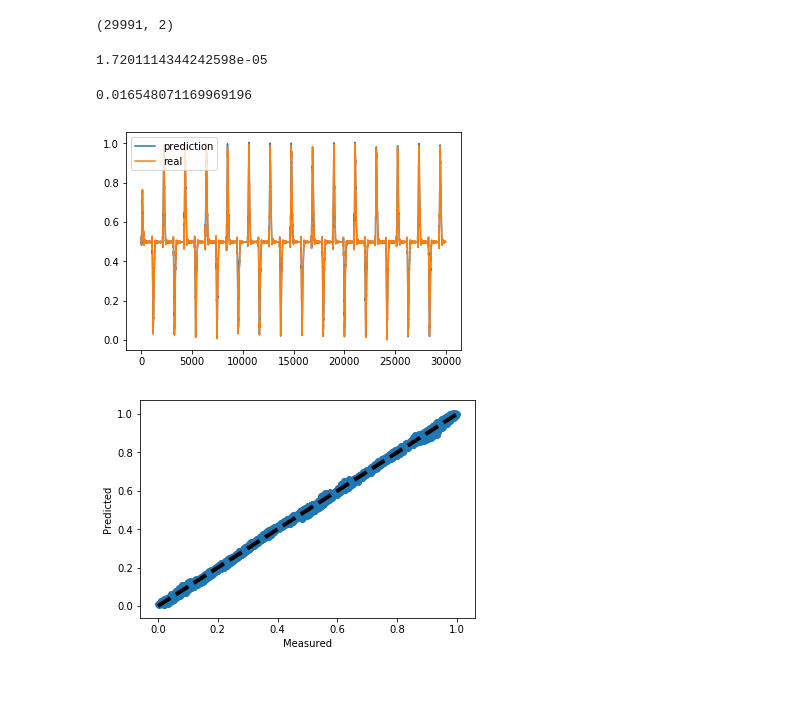
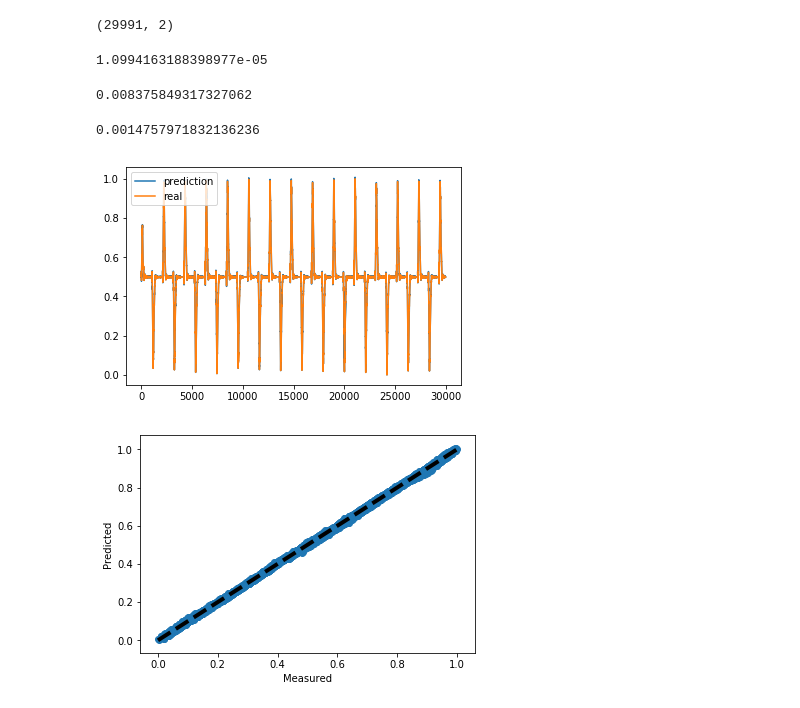
Before and after one commit to ssiccardi/example_NN, a Jupyter notebook: LSTMmodified.ipynb, the cells around one changed output. Saved outputs shown, nothing was run; the diff lists cells and outputs as text; code cells hidden in the pictures.

Commit message:
Comments and graphs added

```diff
--- a/LSTMmodified.ipynb
+++ b/LSTMmodified.ipynb
@@ -130,7 +143,7 @@ EarlyStop = EarlyStopping(monitor='val_loss', min_delta=0, patience=4,
 # tried also with smaller min_lr
 RL = ReduceLROnPlateau(min_lr=0.0001,factor=0.3,patience=3)
 # %%
-# tried with batch sizes 32, 64, 128, 256
-history = model.fit(X, y, epochs=100, batch_size=512,validation_split=0.2,
+# tried with batch sizes 32, 64, 512, etc.; validation_split=0.2
+history = model.fit(X, y, epochs=100, batch_size=32,validation_split=0.25,
                   verbose=1, shuffle=False,callbacks=[checkpoint,RL,EarlyStop])
 # %% [output]
@@ -199,22 +217,32 @@ model.load_weights('model_lstm_yusra_weights.hdfs')
 pred1=model.predict(X)
 # %%
 mean_squared_error(pred1,y)
+# Same notes as above for MSE
 # %% [output]
-1.7201114344242598e-05
+1.0994163188398977e-05
 # %%
 pred1_back=enc1.inverse_transform(pred1)
 #pp_back.shape
-mean_squared_error(pred1_back[:,1],test["force"][10:])
+mean_squared_error(pred1_back[:,1],test["force"][timestep:])
 # %% [output]
-0.016548071169969196
+0.008375849317327062
+# %%
+# here I compute values for the original velocities, using interpolation, then compute MSE with original forces
+sorted_pred = pred1_back[pred1_back[:,0].argsort()]
+interp_pred=np.interp(test["velocity"][timestep:],sorted_pred[:,0],sorted_pred[:,1])
+mean_squared_error(interp_pred[:],test["force"][timestep:])
+#print(sorted_pred)
+# %% [output]
+0.0014757971832136236
 # %%
 from matplotlib  import pyplot  as plt
-plt.plot(list(pred1[:,1]), label='prediction')
-plt.plot(list(y[:,1]), label='real')
+fig, ax=plt.subplots()
+ax.plot(list(pred1[:,1]), label='prediction')
+ax.plot(list(y[:,1]), label='real')
 plt.legend()
 plt.show()
 # %% [output]
-[figure, old version]
+[figure, new version]
 # %%
 fig, ax=plt.subplots()
 ax.scatter(y[:,1],pred1[:,1])
```
Also changed, not shown: parts of 17 cells of this notebook.
